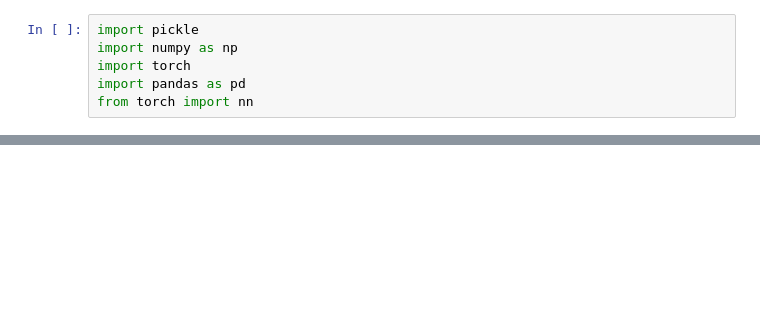
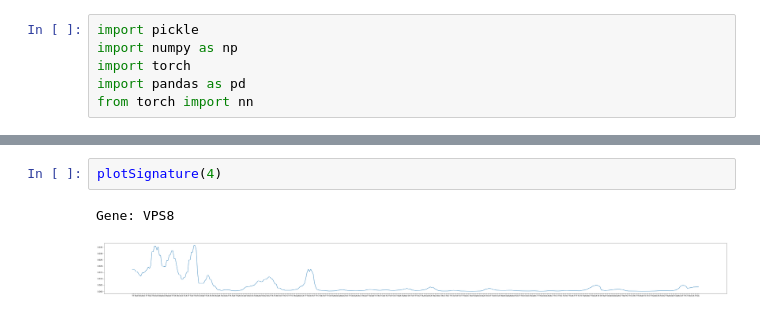
Before and after one commit to IBP-21-22/intbioproj, a Jupyter notebook: code/RNN on GloVe.ipynb, the cells around one changed output, grey strips where cells are left out. Cells and saved outputs as stored; diff of their text form; blank space fills up the shorter version.

```diff
--- a/code/RNN on GloVe.ipynb
+++ b/code/RNN on GloVe.ipynb
@@ -109,0 +275,5 @@ Epoch 2/30
+# %%
+plotSignature(4)
+# %% [output]
+Gene: VPS8
+[figure, added]
```
Also changed, not shown: parts of 38 cells of this notebook, 17 other files.
